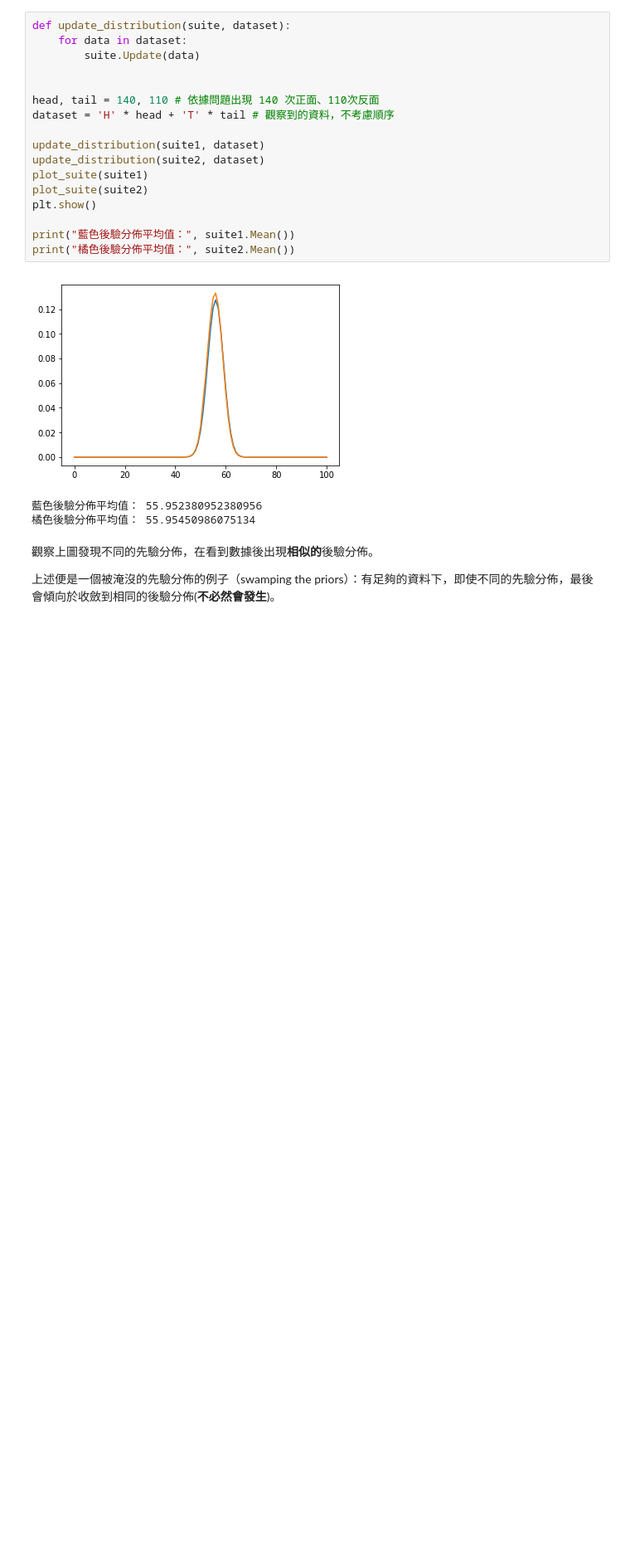
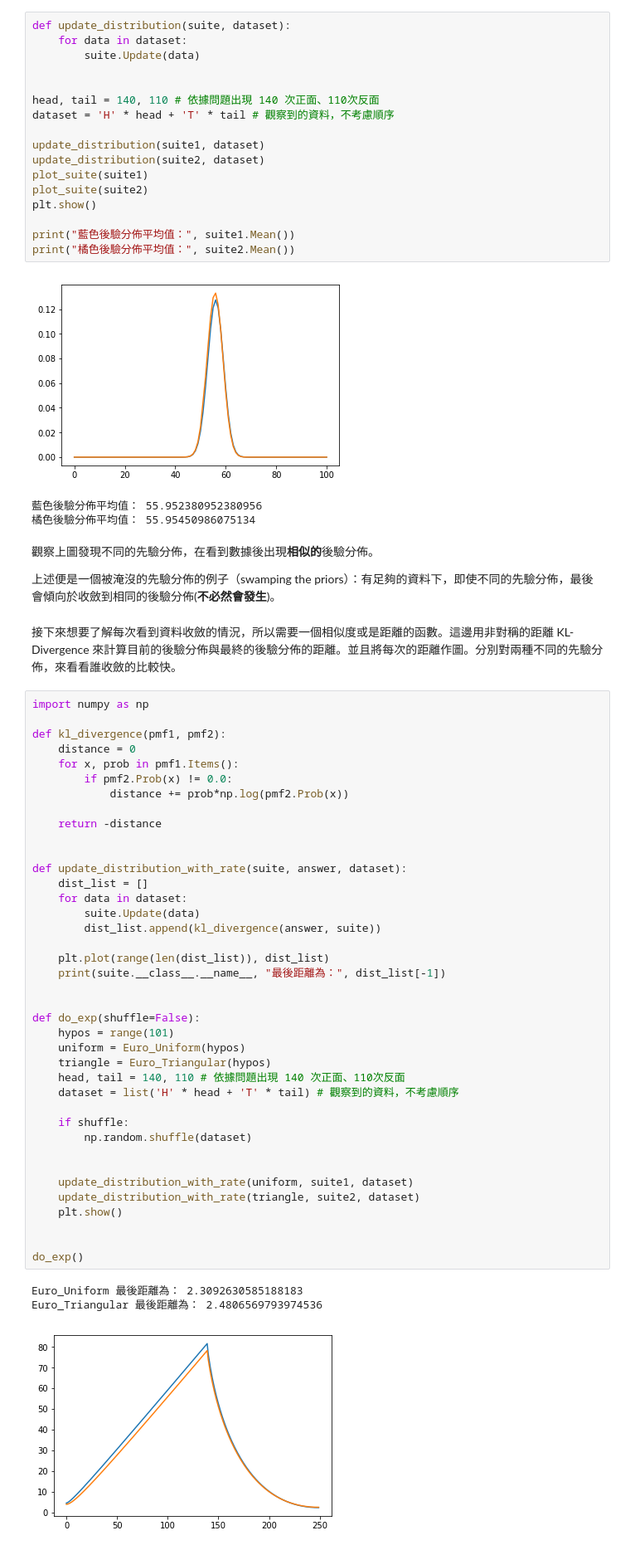
Before and after one commit to 18fanfan/mandarin_think_bayes, a Jupyter notebook: chapter_4.3.ipynb, the cells around one changed output. Shown at 83% size. Cells and saved outputs as stored; diff of their text form; blank space fills up the shorter version.

```diff
--- a/chapter_4.3.ipynb
+++ b/chapter_4.3.ipynb
@@ -84,3 +84,48 @@ print("橘色後驗分佈平均值：", suite2.Mean())
 觀察上圖發現不同的先驗分佈，在看到數據後出現**相似的**後驗分佈。
 
 上述便是一個被淹沒的先驗分佈的例子（swamping the priors）：有足夠的資料下，即使不同的先驗分佈，最後會傾向於收斂到相同的後驗分佈(**不必然會發生**)。
+# %% [markdown]
+接下來想要了解每次看到資料收斂的情況，所以需要一個相似度或是距離的函數。這邊用非對稱的距離 KL-Divergence 來計算目前的後驗分佈與最終的後驗分佈的距離。並且將每次的距離作圖。分別對兩種不同的先驗分佈，來看看誰收斂的比較快。
+# %%
+import numpy as np
+
+def kl_divergence(pmf1, pmf2):
+    distance = 0
+    for x, prob in pmf1.Items():
+        if pmf2.Prob(x) != 0.0:
+            distance += prob*np.log(pmf2.Prob(x))
+
+    return -distance
+
+
+def update_distribution_with_rate(suite, answer, dataset):
+    dist_list = []
+    for data in dataset:
+        suite.Update(data)
+        dist_list.append(kl_divergence(answer, suite))
+
+    plt.plot(range(len(dist_list)), dist_list)
+    print(suite.__class__.__name__, "最後距離為：", dist_list[-1])
+
+
+def do_exp(shuffle=False):
+    hypos = range(101)
+    uniform = Euro_Uniform(hypos)
+    triangle = Euro_Triangular(hypos)
+    head, tail = 140, 110 # 依據問題出現 140 次正面、110次反面
+    dataset = list('H' * head + 'T' * tail) # 觀察到的資料，不考慮順序
+
+    if shuffle:
+        np.random.shuffle(dataset)
+
+
+    update_distribution_with_rate(uniform, suite1, dataset)
+    update_distribution_with_rate(triangle, suite2, dataset)
+    plt.show()
+
+
+do_exp()
+# %% [output]
+Euro_Uniform 最後距離為： 2.3092630585188183
+Euro_Triangular 最後距離為： 2.4806569793974536
+[figure, added]
```
Also changed, not shown: parts of 3 cells of this notebook.
